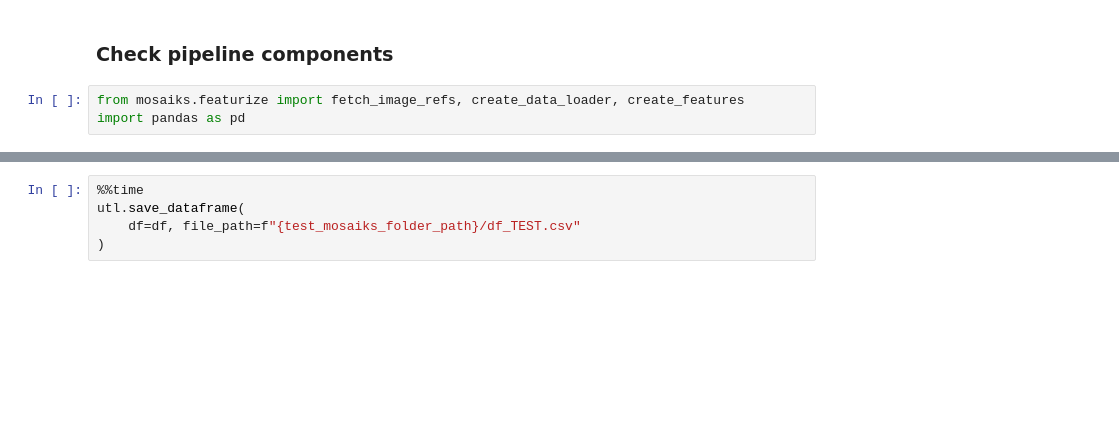
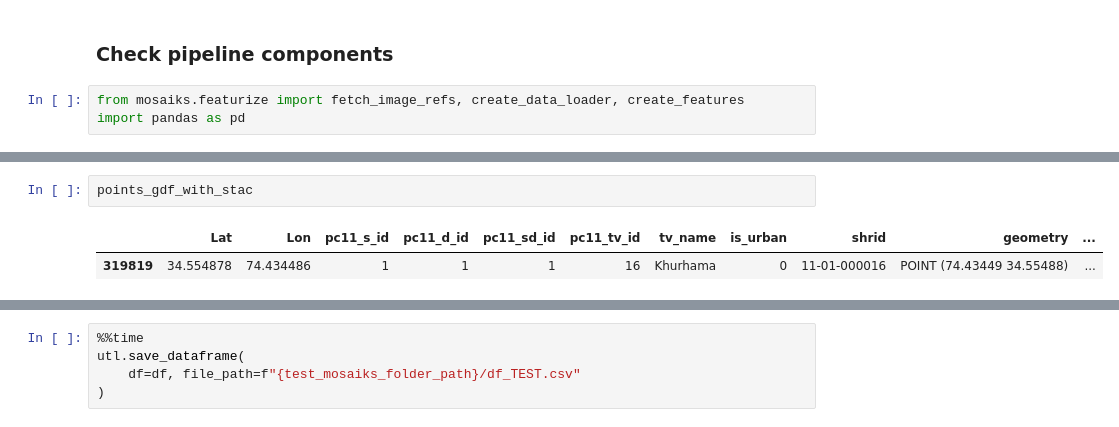
Before and after one commit to IDinsight/mosaiks, a Jupyter notebook: playground/featurize_pipeline_new_dask.ipynb, the cells around one changed output, grey strips where cells are left out. Drawn from its saved outputs; the diff is of its cells as text; blank space fills up the shorter version.

```diff
--- a/playground/featurize_pipeline_new_dask.ipynb
+++ b/playground/featurize_pipeline_new_dask.ipynb
@@ -107,0 +117,5 @@ points_gdf_with_stac = fetch_image_refs(
+# %%
+points_gdf_with_stac
+# %% [output]
+|  | Lat | Lon | pc11_s_id | pc11_d_id | pc11_sd_id | pc11_tv_id | tv_name | is_urban | shrid | geometry | ... |
+| 319819 | 34.554878 | 74.434486 | 1 | 1 | 1 | 16 | Khurhama | 0 | 11-01-000016 | POINT (74.43449 34.55488) | ... |
```
Also changed, not shown: parts of 8 cells of this notebook, 2 other files.
